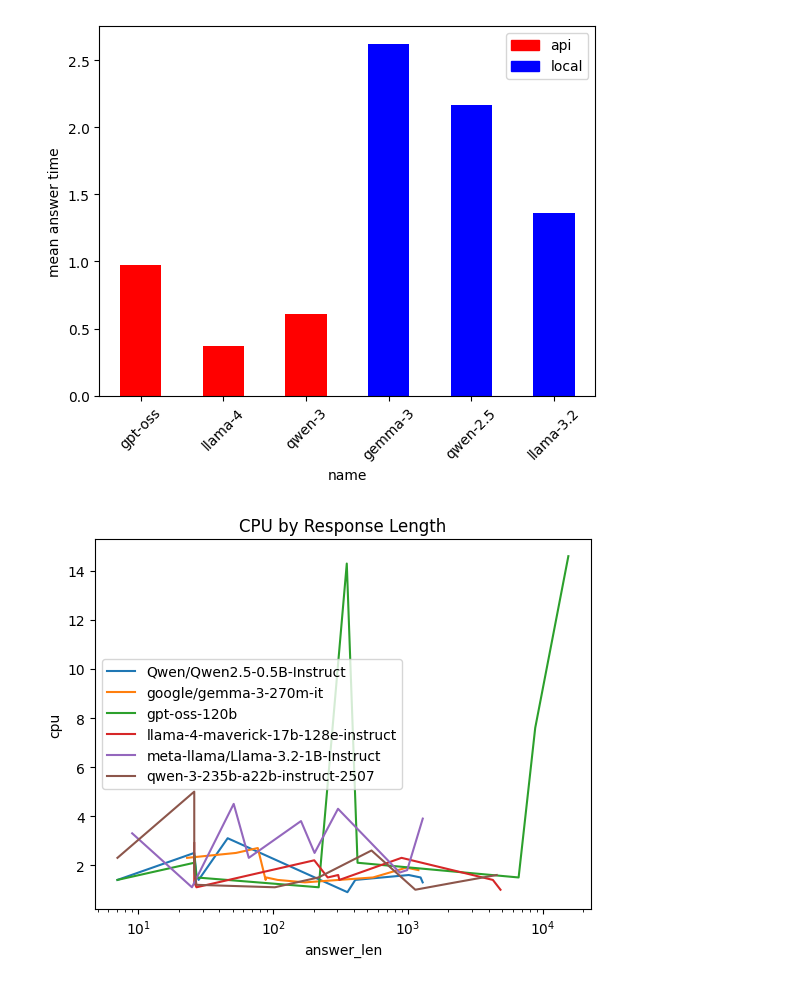
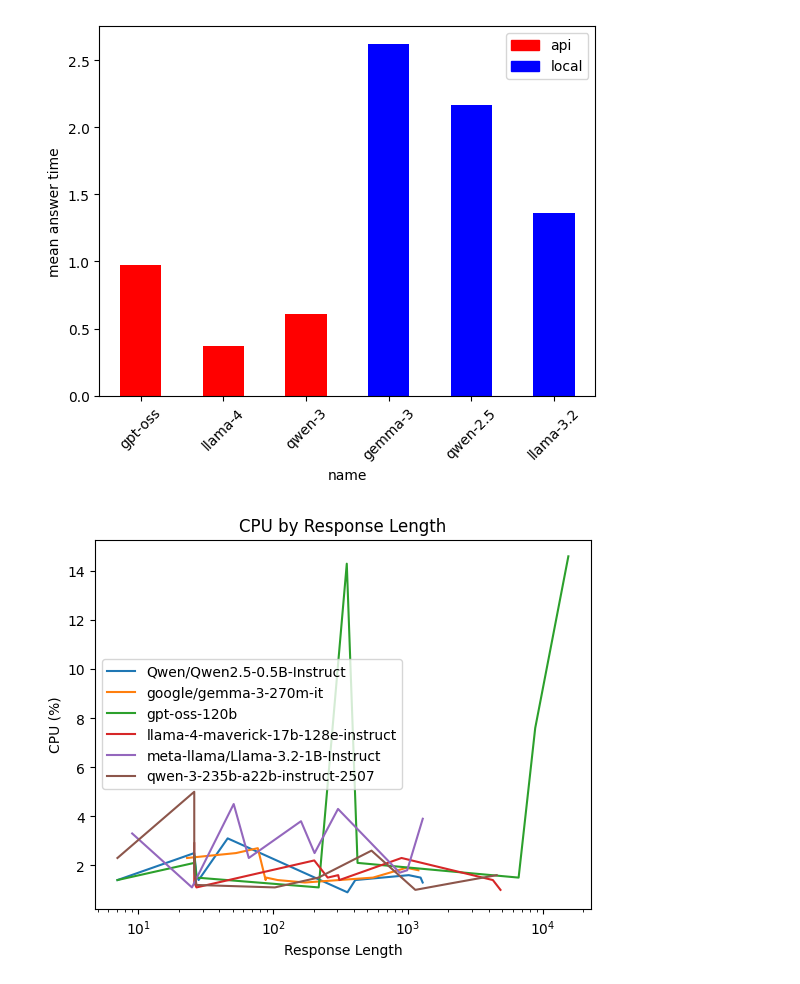
Before and after one commit to erafkin/ling4467_assignment_1, a Jupyter notebook: results.ipynb, the cells around one changed output. Drawn from its saved outputs; the diff is of its cells as text; code cells hidden in the pictures.

```diff
--- a/results.ipynb
+++ b/results.ipynb
@@ -44,22 +44,22 @@ answers['answer_len'] = answers['answer'].apply(len)
 # %%
 import matplotlib.pyplot as plt
 lens_by_model = answers.sort_values(by=['model_name', 'answer_len']).groupby('model_name')['answer_len'].apply(list)
 cpu_by_model = answers.sort_values(by=['model_name', 'answer_len']).groupby('model_name')['cpu'].apply(list)
 for idx, val in enumerate(cpu_by_model.values):
     x1 = lens_by_model.values[idx]
     y1 = val
     plt.plot(x1, y1, label=lens_by_model.keys()[idx])
 
 
 # Add labels and a title
-plt.xlabel("answer_len")
-plt.ylabel("cpu")
+plt.xlabel("Response Length")
+plt.ylabel("CPU (%)")
 plt.title("CPU by Response Length")
 plt.xscale('log')
 # Add a legend to differentiate the lines
 plt.legend()
 
 # Display the plot
 plt.show()
 # %% [output]
-[figure, old version]
+[figure, new version]
```
Also changed, not shown: parts of 3 cells of this notebook.
